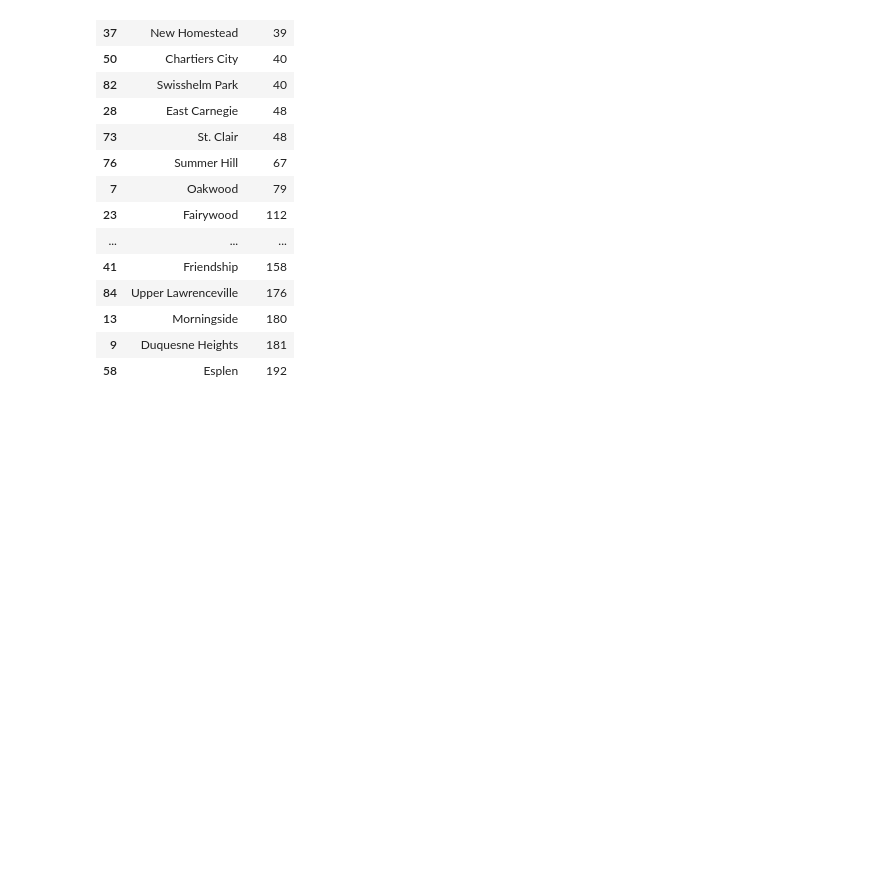
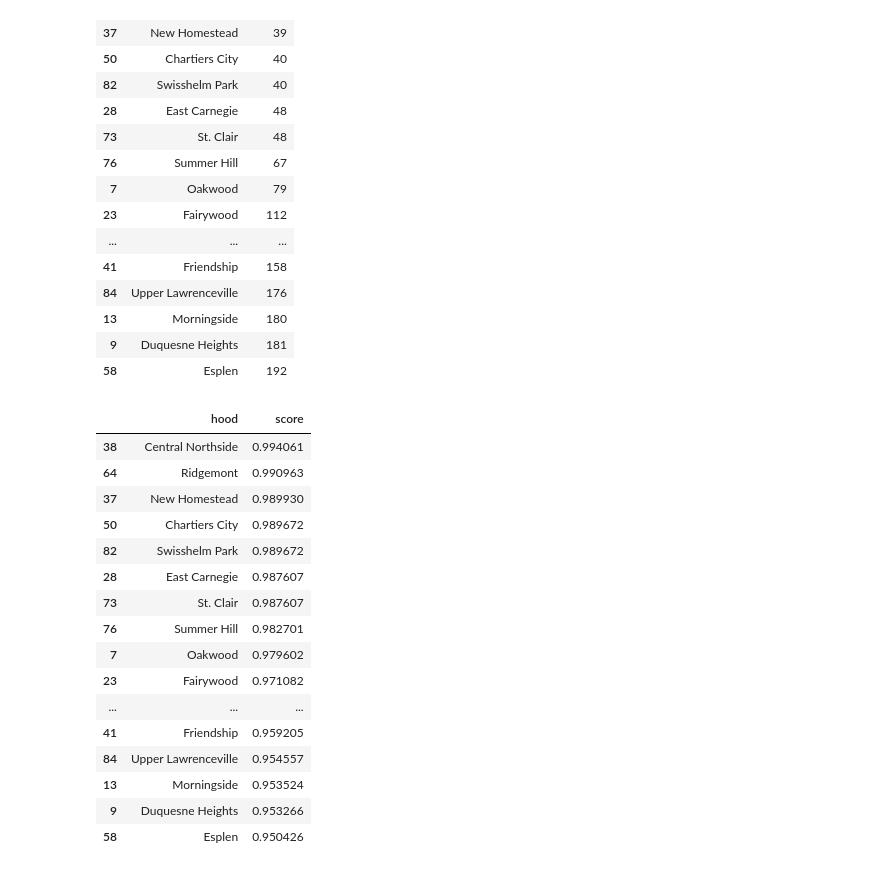
Before and after one commit to jca64/Big-Ideas-Final-Project, a Jupyter notebook: Crime-Rating/Crime-Rating.ipynb, the cells around one changed output. Saved outputs shown, nothing was run; the diff lists cells and outputs as text; code cells hidden in the pictures; blank space fills up the shorter version.

Commit message:
Finished crime data analysis

```diff
--- a/Crime-Rating/Crime-Rating.ipynb
+++ b/Crime-Rating/Crime-Rating.ipynb
@@ -49,3 +49,27 @@ neighborhoodBounds.loc[neighborhoodBounds["crimes"] > 0].sort_values("crimes").l
 | 13 | Morningside | 180 |
 | 9 | Duquesne Heights | 181 |
 | 58 | Esplen | 192 |
+# %%
+# Scores the neighborhoods
+
+neighborhoodBounds["score"] = 1 - neighborhoodBounds["crimes"] / neighborhoodBounds["crimes"].max()
+
+neighborhoodBounds.loc[neighborhoodBounds["crimes"] > 0].sort_values("crimes").loc[:, ["hood", "score"]].head(20)
+# %% [output]
+|  | hood | score |
+| 38 | Central Northside | 0.994061 |
+| 64 | Ridgemont | 0.990963 |
+| 37 | New Homestead | 0.989930 |
+| 50 | Chartiers City | 0.989672 |
+| 82 | Swisshelm Park | 0.989672 |
+| 28 | East Carnegie | 0.987607 |
+| 73 | St. Clair | 0.987607 |
+| 76 | Summer Hill | 0.982701 |
+| 7 | Oakwood | 0.979602 |
+| 23 | Fairywood | 0.971082 |
+| ... | ... | ... |
+| 41 | Friendship | 0.959205 |
+| 84 | Upper Lawrenceville | 0.954557 |
+| 13 | Morningside | 0.953524 |
+| 9 | Duquesne Heights | 0.953266 |
+| 58 | Esplen | 0.950426 |
```
